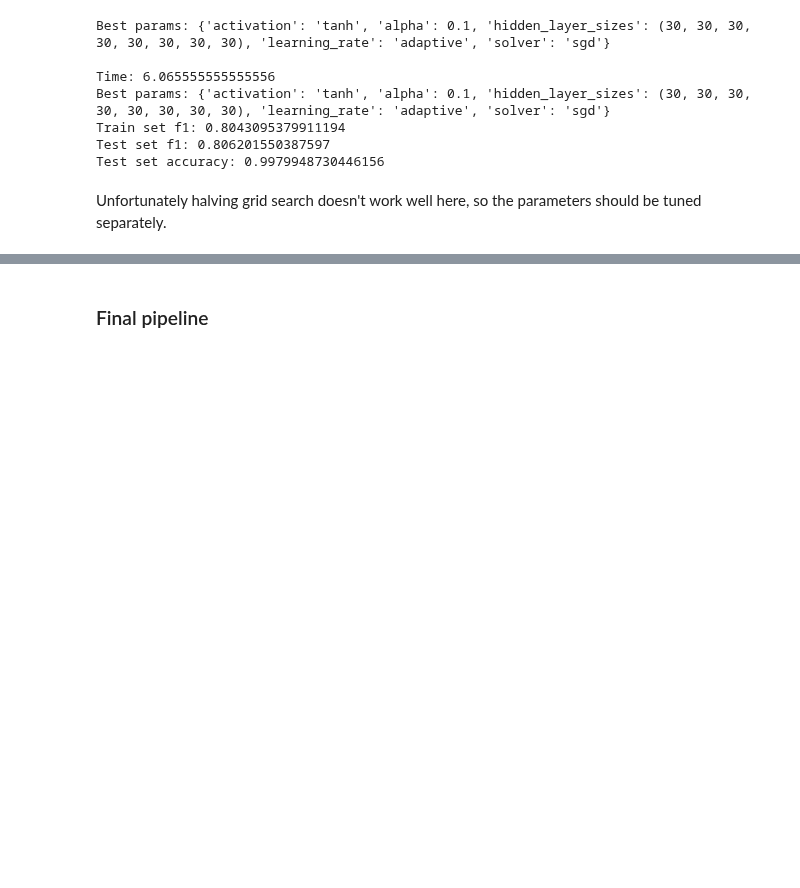
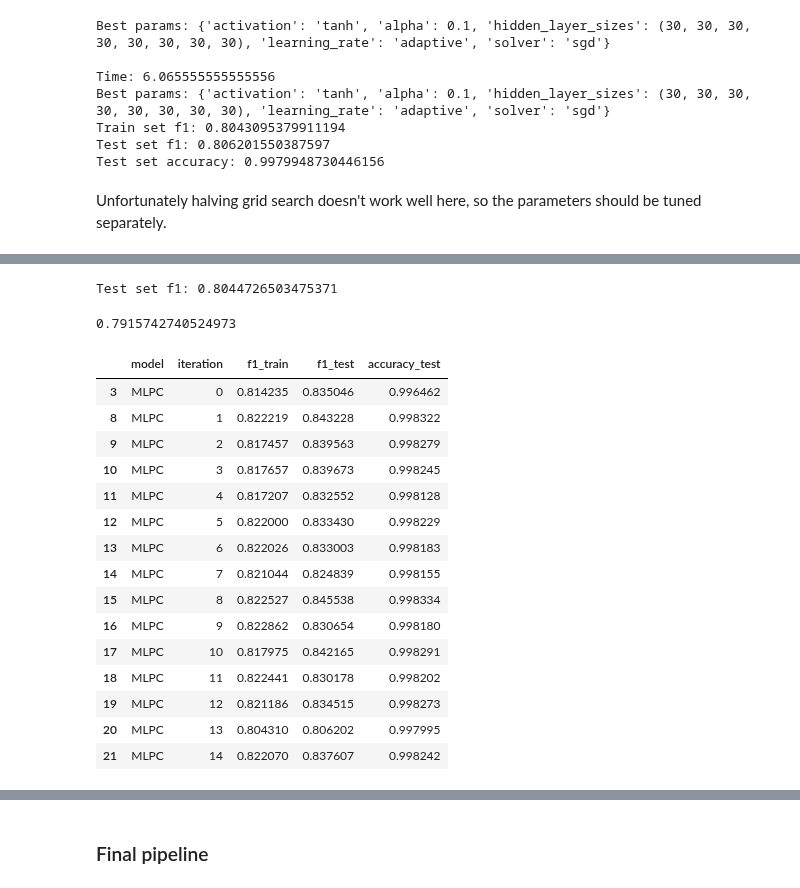
Before and after one commit to ArtemAntonov/Credit-Card-Transactions-Fraud-Detection, a Jupyter notebook: 3. Model training and testing.ipynb, the cells around one changed output, grey strips where cells are left out. Saved outputs shown, nothing was run; the diff lists cells and outputs as text; code cells hidden in the pictures; blank space fills up the shorter version.

```diff
--- a/3. Model training and testing.ipynb
+++ b/3. Model training and testing.ipynb
@@ -517,0 +541,27 @@ Fitting 50 folds for each of 2 candidates, totalling 100 fits
+# %%
+best_model = joblib.load(cur_dir + '\\saves\\models_training\\MLPC__1.pkl')
+pred = best_model.predict(X_test)
+print('Test set f1:', f1_score(y_test, pred))
+best_model.best_score_
+# %% [output]
+Test set f1: 0.8044726503475371
+0.7915742740524973
+# %%
+stats[stats['model'] == 'MLPC']
+# %% [output]
+|  | model | iteration | f1_train | f1_test | accuracy_test |
+| 3 | MLPC | 0 | 0.814235 | 0.835046 | 0.996462 |
+| 8 | MLPC | 1 | 0.822219 | 0.843228 | 0.998322 |
+| 9 | MLPC | 2 | 0.817457 | 0.839563 | 0.998279 |
+| 10 | MLPC | 3 | 0.817657 | 0.839673 | 0.998245 |
+| 11 | MLPC | 4 | 0.817207 | 0.832552 | 0.998128 |
+| 12 | MLPC | 5 | 0.822000 | 0.833430 | 0.998229 |
+| 13 | MLPC | 6 | 0.822026 | 0.833003 | 0.998183 |
+| 14 | MLPC | 7 | 0.821044 | 0.824839 | 0.998155 |
+| 15 | MLPC | 8 | 0.822527 | 0.845538 | 0.998334 |
+| 16 | MLPC | 9 | 0.822862 | 0.830654 | 0.998180 |
+| 17 | MLPC | 10 | 0.817975 | 0.842165 | 0.998291 |
+| 18 | MLPC | 11 | 0.822441 | 0.830178 | 0.998202 |
+| 19 | MLPC | 12 | 0.821186 | 0.834515 | 0.998273 |
+| 20 | MLPC | 13 | 0.804310 | 0.806202 | 0.997995 |
+| 21 | MLPC | 14 | 0.822070 | 0.837607 | 0.998242 |
```
Also changed, not shown: parts of 5 cells of this notebook, 5 other files.
